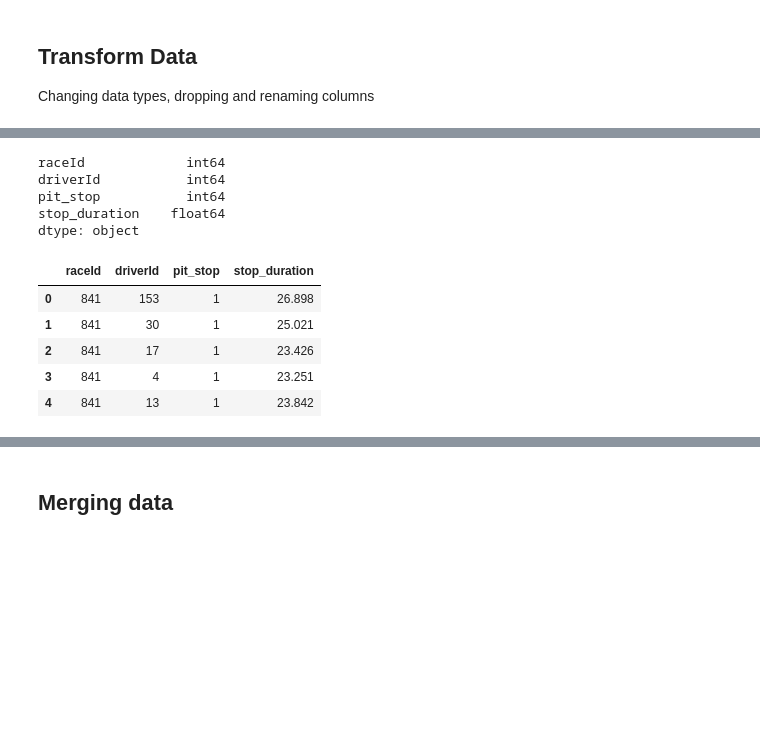
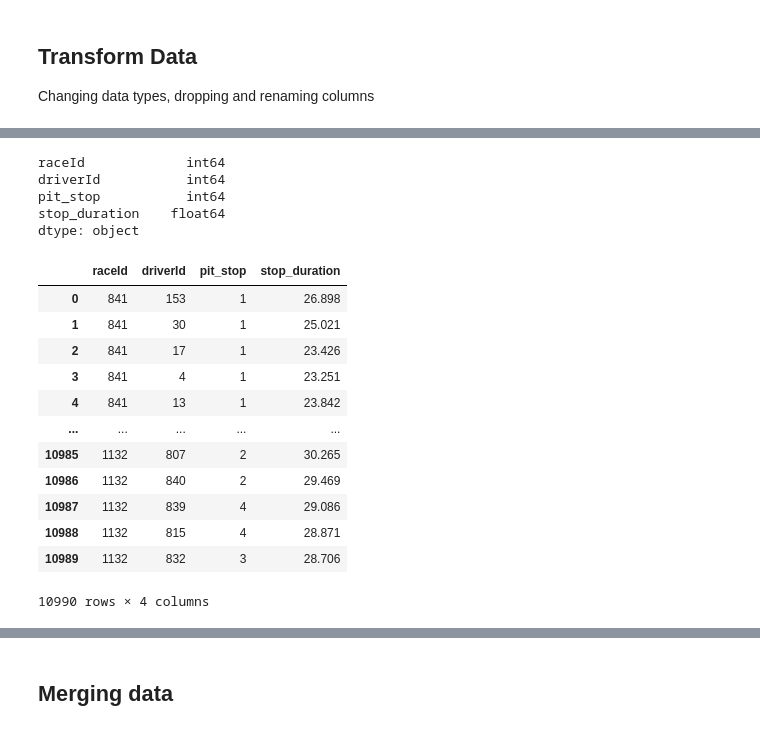
Before and after one commit to jennydang61/Driver-Performance-Prediction, a Jupyter notebook: formula1.ipynb, the cells around one changed output, grey strips where cells are left out. Drawn from its saved outputs; the diff is of its cells as text; code cells hidden in the pictures; blank space fills up the shorter version.

```diff
--- a/formula1.ipynb
+++ b/formula1.ipynb
@@ -98,22 +119,29 @@ dtype: object
 # %%
 pit_stops_df.drop(['milliseconds', 'time', 'lap'], axis=1, inplace=True)
 pit_stops_df.rename(columns={'duration': 'stop_duration', 'stop':'pit_stop'}, inplace=True)
 
 pit_stops_df.stop_duration = pd.to_numeric(pit_stops_df.stop_duration, errors='coerce')
 print(pit_stops_df.dtypes)
-pit_stops_df.head()
+display(pit_stops_df)
 # %% [output]
 raceId             int64
 driverId           int64
 pit_stop           int64
 stop_duration    float64
 dtype: object
 |  | raceId | driverId | pit_stop | stop_duration |
 | 0 | 841 | 153 | 1 | 26.898 |
 | 1 | 841 | 30 | 1 | 25.021 |
 | 2 | 841 | 17 | 1 | 23.426 |
 | 3 | 841 | 4 | 1 | 23.251 |
 | 4 | 841 | 13 | 1 | 23.842 |
+| ... | ... | ... | ... | ... |
+| 10985 | 1132 | 807 | 2 | 30.265 |
+| 10986 | 1132 | 840 | 2 | 29.469 |
+| 10987 | 1132 | 839 | 4 | 29.086 |
+| 10988 | 1132 | 815 | 4 | 28.871 |
+| 10989 | 1132 | 832 | 3 | 28.706 |
+10990 rows × 4 columns
 # %%
 driver_standings_df.drop(['position','positionText', 'wins', 'driverStandingsId'], axis=1, inplace=True)
 driver_standings_df.rename(columns={'points': 'driver_points'}, inplace=True)
```
Also changed, not shown: parts of 18 cells of this notebook, 2 other files.
